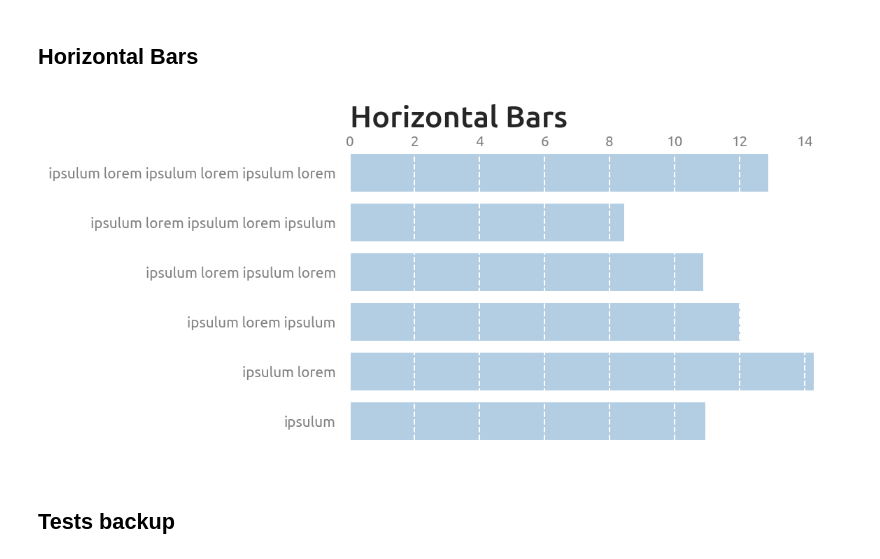
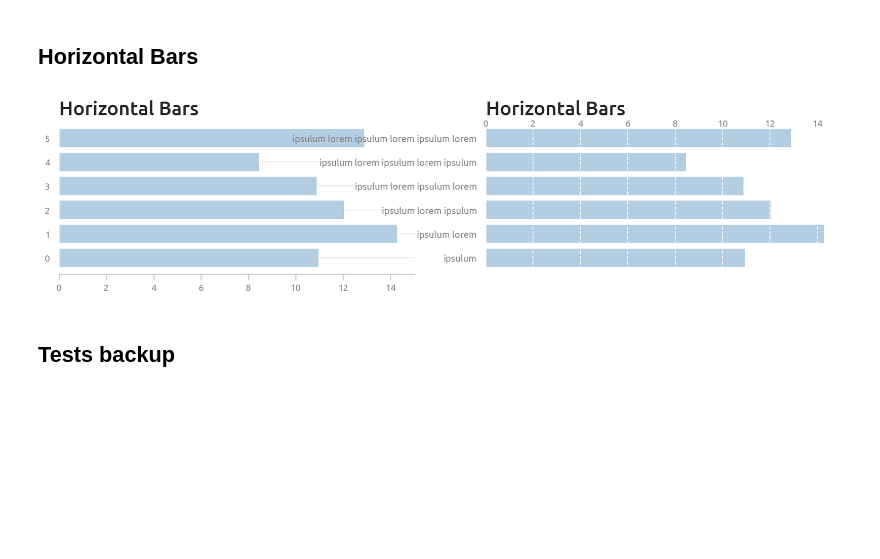
Before and after one commit to pauloneves/charp, a Jupyter notebook: plots.ipynb, the cells around one changed output. Drawn from its saved outputs; the diff is of its cells as text; code cells hidden in the pictures; blank space fills up the shorter version.

```diff
--- a/plots.ipynb
+++ b/plots.ipynb
@@ -69,20 +69,19 @@ import charp
 # %%
 def barh():
     labels = ("ipsulum lorem " * 10).split()
     np.random.seed(0)
-    fig, ax = plt.subplots(1, 1)
-    ax = [None, ax]
+    fig, ax = plt.subplots(1, 2, figsize=(15, 3))
     num_bars = 6
     bars = [20 * np.random.rand() for _ in range(num_bars)]
-    #ax[0].barh(np.arange(num_bars), bars)
-    #ax[0].set_title("Horizontal Bars")
+    ax[0].barh(np.arange(num_bars), bars)
+    ax[0].set_title("Horizontal Bars")
     ax[1].barh([' '.join(labels[:i+1]).strip() for i in np.arange(num_bars)], bars)
     ax[1].set_title("Horizontal Bars")
     charp.barh(ax[1])
 plt.style.use('./paulo.mplstyle')
 barh()
 # %% [output]
-[figure, old version]
+[figure, new version]
 # %% [markdown]
 ## Tests backup
 # %%
```
Also changed, not shown: 1 other file.
